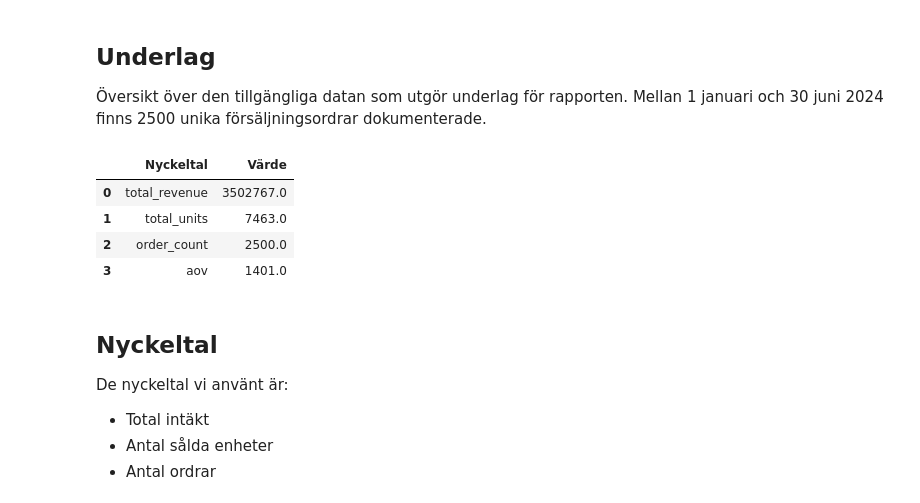
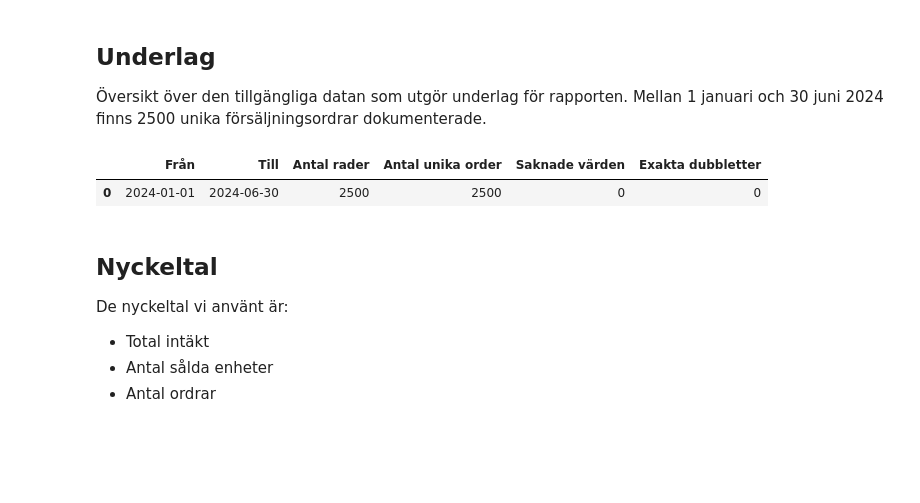
Before and after one commit to jmsedl22/grupp-2-ehandel, a Jupyter notebook: notebook/ecommerce_sales.ipynb, the cells around one changed output. Cells and saved outputs as stored; diff of their text form; code cells hidden in the pictures; blank space fills up the shorter version.

```diff
--- a/notebook/ecommerce_sales.ipynb
+++ b/notebook/ecommerce_sales.ipynb
@@ -31,15 +29,18 @@ from src import viz
 # %%
 analyzer = CommerceAnalyzer(PROJECT_ROOT / "data" / "ecommerce_sales.csv")
 df = analyzer.dataframe
 
-summary = analyzer.summary()
-display(pd.DataFrame(summary.items(), columns=['Nyckeltal', 'Värde']).round(0))
+display(pd.DataFrame([{
+    "Från": df["date"].min(),
+    "Till": df["date"].max(),
+    "Antal rader": len(df),
+    "Antal unika order": df["order_id"].nunique(),
+    "Saknade värden": int(df.isna().sum().sum()),
+    "Exakta dubbletter": int(df.duplicated().sum()),
+}]))
 # %% [output]
-|  | Nyckeltal | Värde |
-| 0 | total_revenue | 3502767.0 |
-| 1 | total_units | 7463.0 |
-| 2 | order_count | 2500.0 |
-| 3 | aov | 1401.0 |
+|  | Från | Till | Antal rader | Antal unika order | Saknade värden | Exakta dubbletter |
+| 0 | 2024-01-01 | 2024-06-30 | 2500 | 2500 | 0 | 0 |
 # %% [markdown]
 ## Nyckeltal
 De nyckeltal vi använt är:
```
Also changed, not shown: parts of 5 cells of this notebook.
